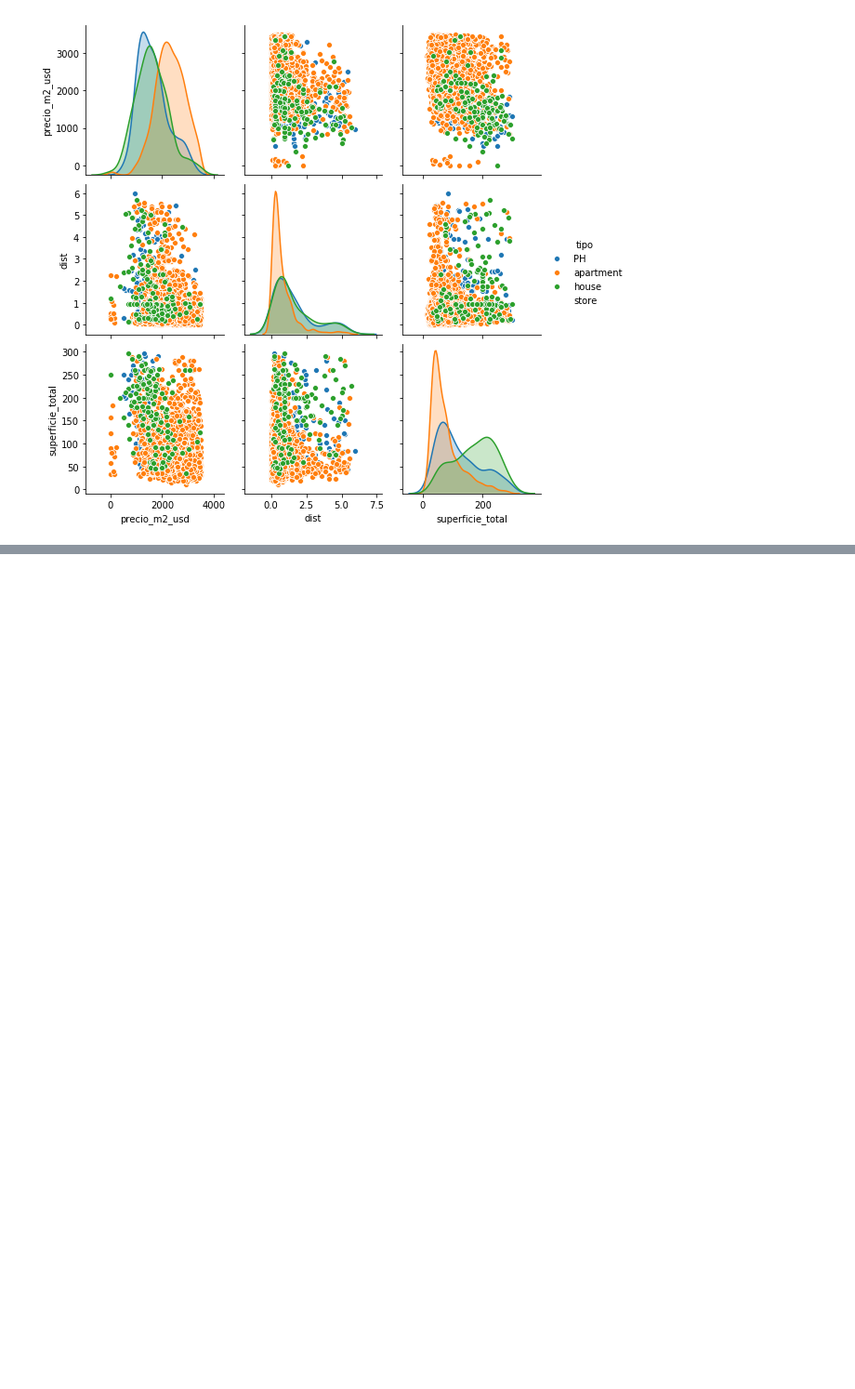
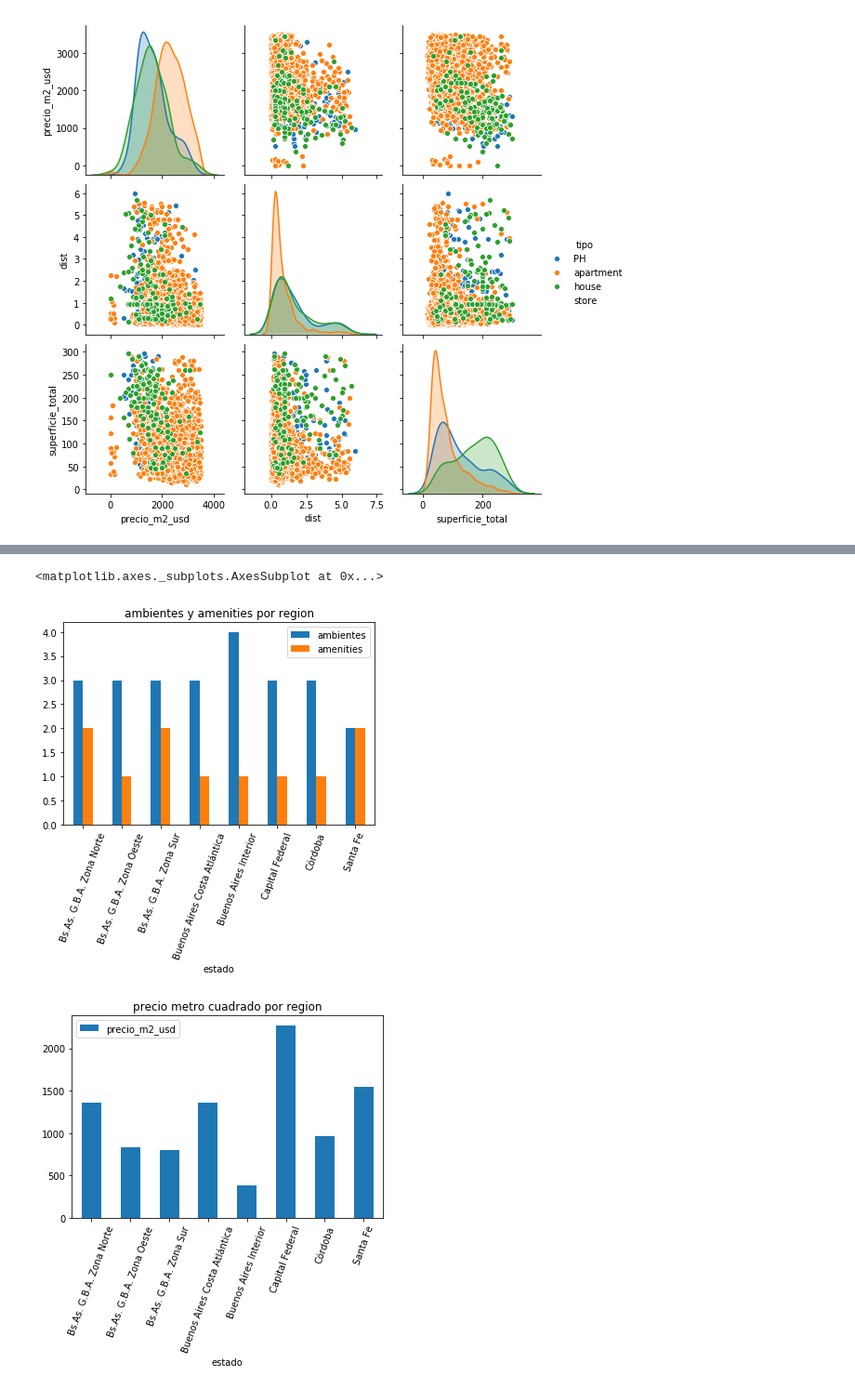
Before and after one commit to DH-DSBLEND-0420-grupo3/desafio-1, a Jupyter notebook: clean.ipynb, the cells around one changed output, grey strips where cells are left out. Shown at 93% size. Drawn from its saved outputs; the diff is of its cells as text; code cells hidden in the pictures; blank space fills up the shorter version.

```diff
--- a/clean.ipynb
+++ b/clean.ipynb
@@ -636,0 +654,19 @@ sns.pairplot(data2[mask_graph], vars = ['precio_m2_usd','dist','superficie_total
+# %%
+data_group_state = data.groupby('estado')
+media_state = data_group_state.median()
+ciudades = ['Bs.As. G.B.A. Zona Norte',
+            'Bs.As. G.B.A. Zona Oeste',
+            'Bs.As. G.B.A. Zona Sur',
+            'Buenos Aires Costa Atlántica',
+            'Buenos Aires Interior',
+           'Capital Federal',
+           'Córdoba',
+           'Santa Fe']
+media_state_filt = media_state.loc[media_state.index.isin(ciudades)]
+media_state_filt.plot.bar(rot=70 ,y=['ambientes','amenities'], title ="ambientes y amenities por region")
+media_state_filt.plot.bar(rot=70 ,y="precio_m2_usd", title="precio metro cuadrado por region")
+media_state_filt.plot.bar(rot=70 ,y="superficie_total", title="superficie por region")
+# %% [output]
+<matplotlib.axes._subplots.AxesSubplot at 0x...>
+[figure, added]
+[figure, added]
```
Also changed, not shown: parts of 9 cells of this notebook.
